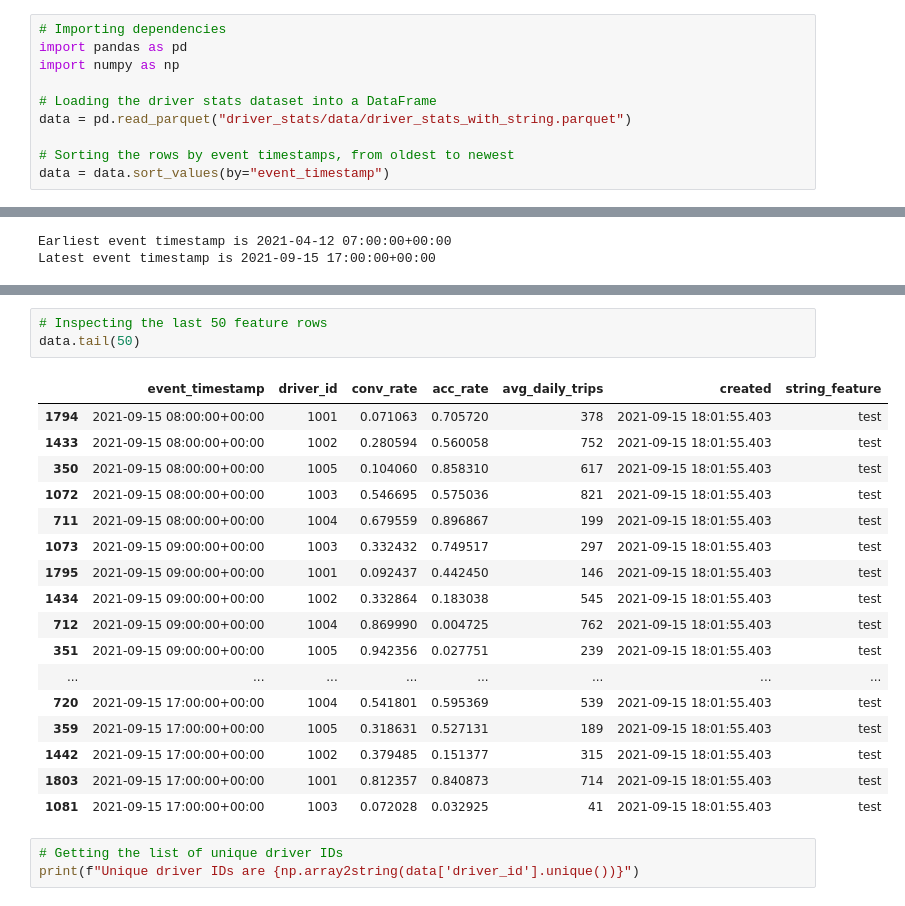
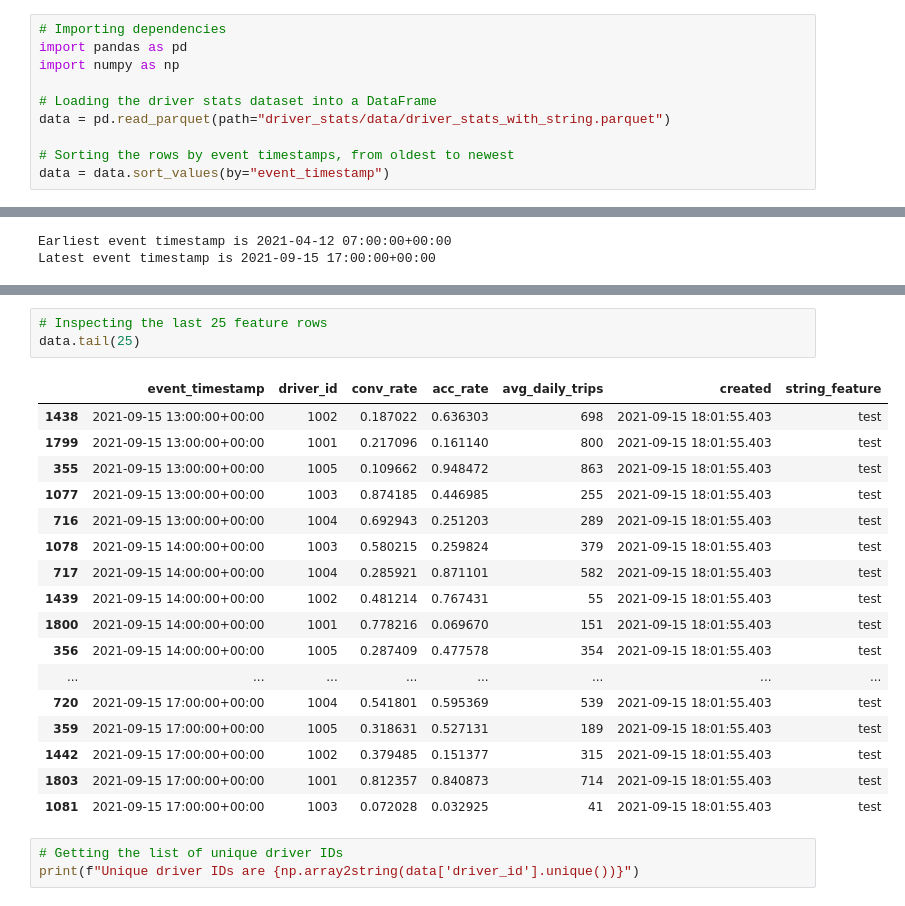
Before and after one commit to tavetisyan95/feast_data_validation, a Jupyter notebook: data_exploration.ipynb, the cells around one changed output, grey strips where cells are left out. Drawn from its saved outputs; the diff is of its cells as text.

```diff
--- a/data_exploration.ipynb
+++ b/data_exploration.ipynb
@@ -4,7 +4,7 @@ import pandas as pd
 import numpy as np
 
 # Loading the driver stats dataset into a DataFrame
-data = pd.read_parquet("driver_stats/data/driver_stats_with_string.parquet")
+data = pd.read_parquet(path="driver_stats/data/driver_stats_with_string.parquet")
 
 # Sorting the rows by event timestamps, from oldest to newest
 data = data.sort_values(by="event_timestamp")
@@ -39,18 +39,18 @@ data.head(50)
 # %%
-# Inspecting the last 50 feature rows
-data.tail(50)
+# Inspecting the last 25 feature rows
+data.tail(25)
 # %% [output]
 |  | event_timestamp | driver_id | conv_rate | acc_rate | avg_daily_trips | created | string_feature |
-| 1794 | 2021-09-15 08:00:00+00:00 | 1001 | 0.071063 | 0.705720 | 378 | 2021-09-15 18:01:55.403 | test |
-| 1433 | 2021-09-15 08:00:00+00:00 | 1002 | 0.280594 | 0.560058 | 752 | 2021-09-15 18:01:55.403 | test |
-| 350 | 2021-09-15 08:00:00+00:00 | 1005 | 0.104060 | 0.858310 | 617 | 2021-09-15 18:01:55.403 | test |
-| 1072 | 2021-09-15 08:00:00+00:00 | 1003 | 0.546695 | 0.575036 | 821 | 2021-09-15 18:01:55.403 | test |
-| 711 | 2021-09-15 08:00:00+00:00 | 1004 | 0.679559 | 0.896867 | 199 | 2021-09-15 18:01:55.403 | test |
-| 1073 | 2021-09-15 09:00:00+00:00 | 1003 | 0.332432 | 0.749517 | 297 | 2021-09-15 18:01:55.403 | test |
-| 1795 | 2021-09-15 09:00:00+00:00 | 1001 | 0.092437 | 0.442450 | 146 | 2021-09-15 18:01:55.403 | test |
-| 1434 | 2021-09-15 09:00:00+00:00 | 1002 | 0.332864 | 0.183038 | 545 | 2021-09-15 18:01:55.403 | test |
-| 712 | 2021-09-15 09:00:00+00:00 | 1004 | 0.869990 | 0.004725 | 762 | 2021-09-15 18:01:55.403 | test |
-| 351 | 2021-09-15 09:00:00+00:00 | 1005 | 0.942356 | 0.027751 | 239 | 2021-09-15 18:01:55.403 | test |
+| 1438 | 2021-09-15 13:00:00+00:00 | 1002 | 0.187022 | 0.636303 | 698 | 2021-09-15 18:01:55.403 | test |
+| 1799 | 2021-09-15 13:00:00+00:00 | 1001 | 0.217096 | 0.161140 | 800 | 2021-09-15 18:01:55.403 | test |
+| 355 | 2021-09-15 13:00:00+00:00 | 1005 | 0.109662 | 0.948472 | 863 | 2021-09-15 18:01:55.403 | test |
+| 1077 | 2021-09-15 13:00:00+00:00 | 1003 | 0.874185 | 0.446985 | 255 | 2021-09-15 18:01:55.403 | test |
+| 716 | 2021-09-15 13:00:00+00:00 | 1004 | 0.692943 | 0.251203 | 289 | 2021-09-15 18:01:55.403 | test |
+| 1078 | 2021-09-15 14:00:00+00:00 | 1003 | 0.580215 | 0.259824 | 379 | 2021-09-15 18:01:55.403 | test |
+| 717 | 2021-09-15 14:00:00+00:00 | 1004 | 0.285921 | 0.871101 | 582 | 2021-09-15 18:01:55.403 | test |
+| 1439 | 2021-09-15 14:00:00+00:00 | 1002 | 0.481214 | 0.767431 | 55 | 2021-09-15 18:01:55.403 | test |
+| 1800 | 2021-09-15 14:00:00+00:00 | 1001 | 0.778216 | 0.069670 | 151 | 2021-09-15 18:01:55.403 | test |
+| 356 | 2021-09-15 14:00:00+00:00 | 1005 | 0.287409 | 0.477578 | 354 | 2021-09-15 18:01:55.403 | test |
 | ... | ... | ... | ... | ... | ... | ... | ... |
 | 720 | 2021-09-15 17:00:00+00:00 | 1004 | 0.541801 | 0.595369 | 539 | 2021-09-15 18:01:55.403 | test |
 | 359 | 2021-09-15 17:00:00+00:00 | 1005 | 0.318631 | 0.527131 | 189 | 2021-09-15 18:01:55.403 | test |
```
Also changed, not shown: parts of 2 cells of this notebook, 4 other files.
